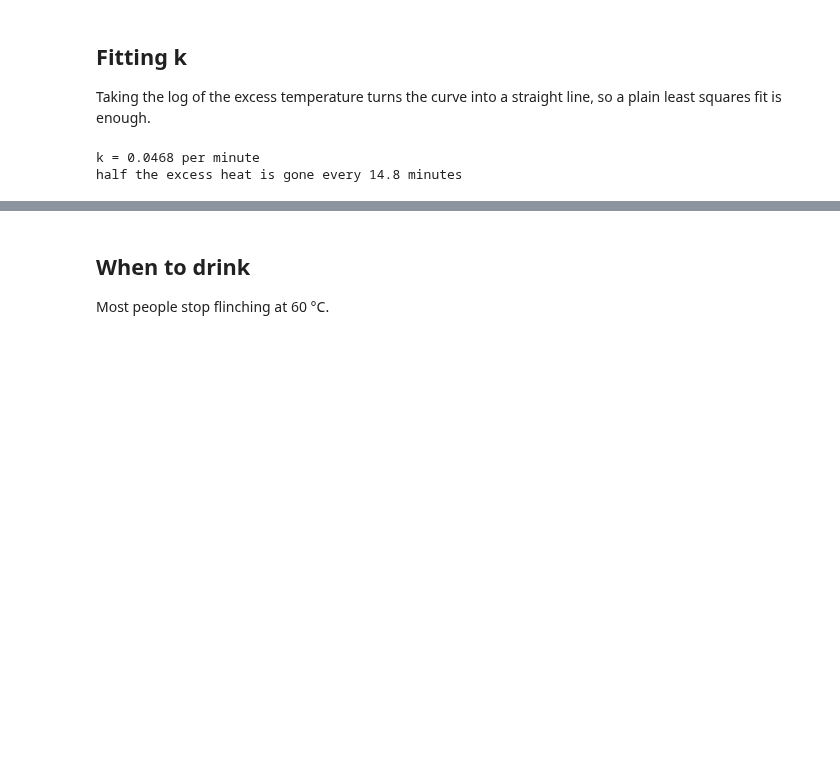
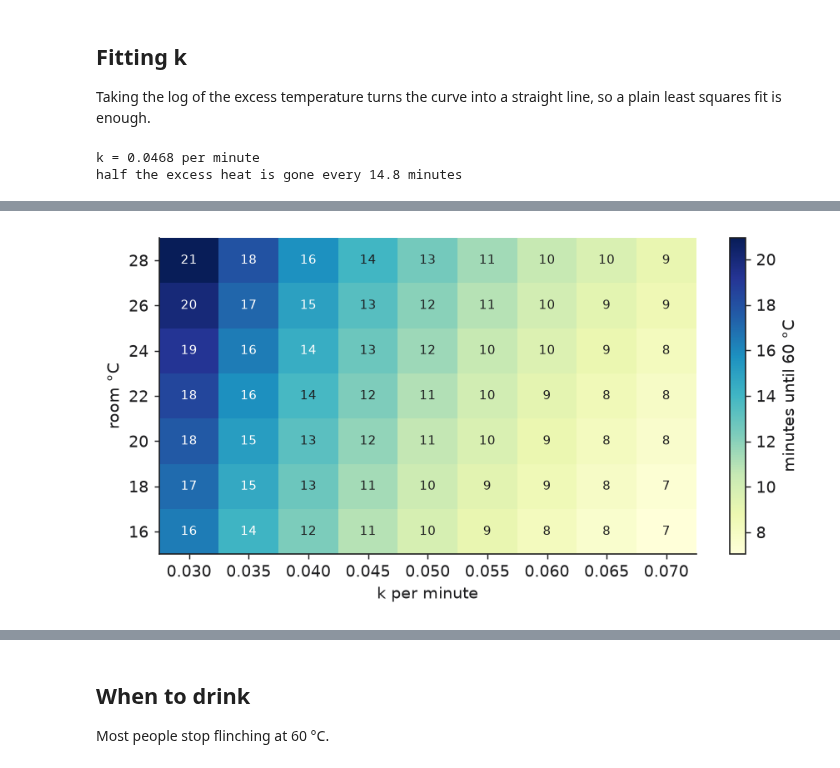
Before and after one commit to ashwingopalsamy/ipynb-viewer, a Jupyter notebook: examples/cooling-coffee.ipynb, the cells around one changed output, grey strips where cells are left out. Cells and saved outputs as stored; diff of their text form; code cells hidden in the pictures; blank space fills up the shorter version.

```diff
--- a/examples/cooling-coffee.ipynb
+++ b/examples/cooling-coffee.ipynb
@@ -57,0 +190,17 @@ ax.legend(frameon=False)
+# %%
+ks_grid = np.linspace(0.03, 0.07, 9)
+rooms = np.linspace(16, 28, 7)
+wait = np.array([[np.log((88 - r) / (60 - r)) / kk for kk in ks_grid] for r in rooms])
+
+fig, ax = plt.subplots(figsize=(8, 3.8))
+image = ax.imshow(wait, cmap="YlGnBu", aspect="auto", origin="lower")
+ax.set_xticks(range(len(ks_grid)), [f"{v:.3f}" for v in ks_grid])
+ax.set_yticks(range(len(rooms)), [f"{v:.0f}" for v in rooms])
+ax.set(xlabel="k per minute", ylabel="room °C")
+ax.grid(False)
+for i in range(len(rooms)):
+    for j in range(len(ks_grid)):
+        ax.text(j, i, f"{wait[i, j]:.0f}", ha="center", va="center", fontsize=8.5, color="white" if wait[i, j] > 14 else "#1d1d1f")
+fig.colorbar(image, label="minutes until 60 °C")
+# %% [output]
+[figure, added]
```
Also changed, not shown: parts of 24 cells of this notebook, 10 other files.
